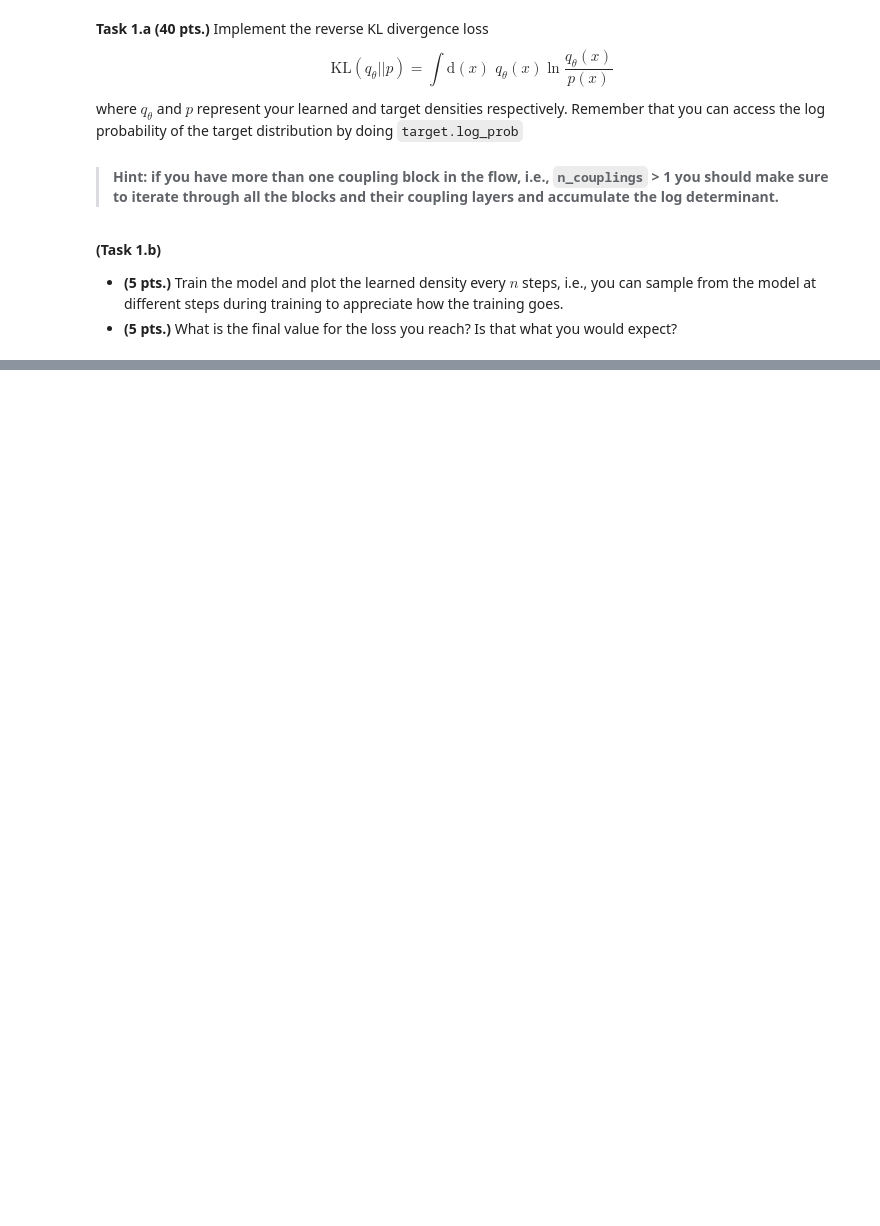
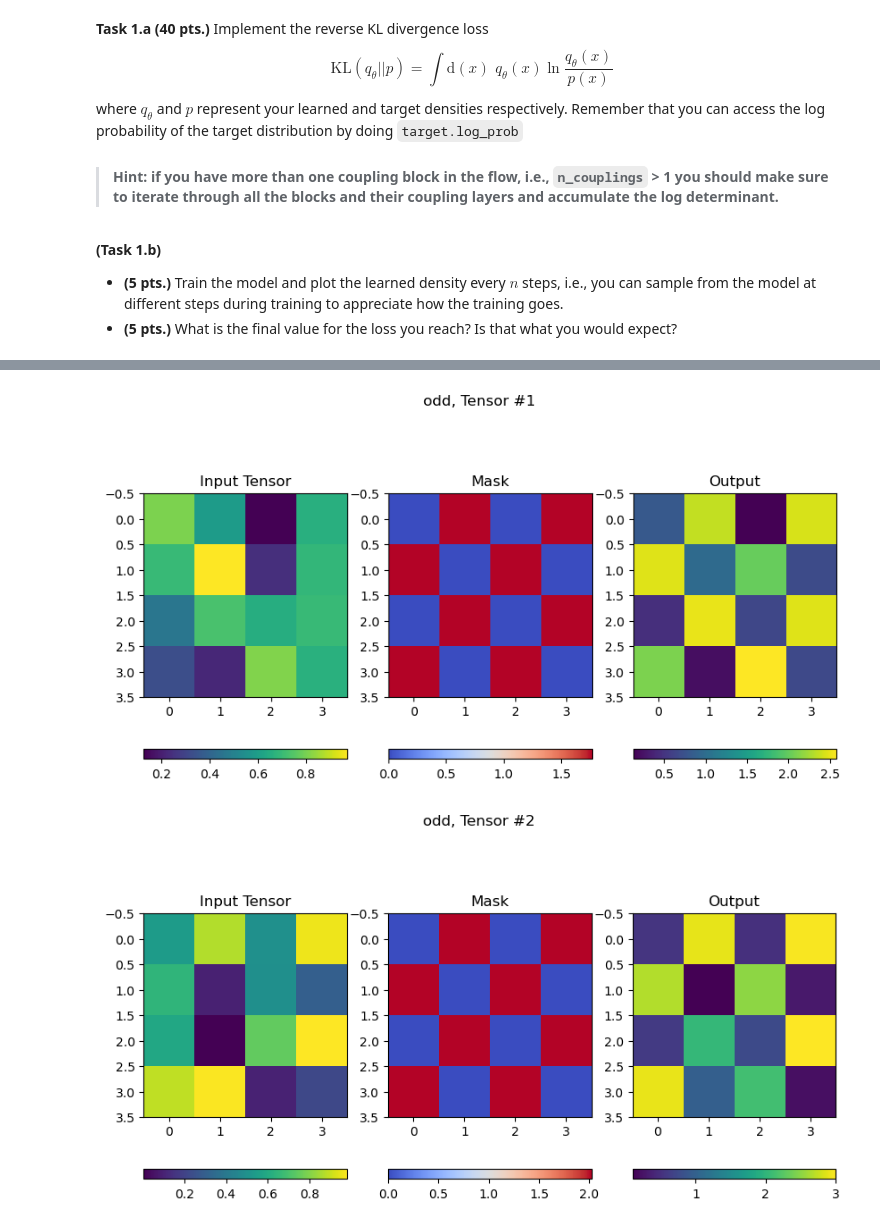
Before and after one commit to BenediktAuer/ML_SS24, a Jupyter notebook: Exercise8/sheet-8.ipynb, the cells around one changed output, grey strips where cells are left out. Cells and saved outputs as stored; diff of their text form; code cells hidden in the pictures; blank space fills up the shorter version.

```diff
--- a/Exercise8/sheet-8.ipynb
+++ b/Exercise8/sheet-8.ipynb
@@ -235,0 +294,5 @@ print(f"Output with even=False:\n{output_odd}\n")
+# %%
+visualize(input_tensor, output_odd,"odd")
+# %% [output]
+[figure, added]
+[figure, added]
```
Also changed, not shown: parts of 6 cells of this notebook.
